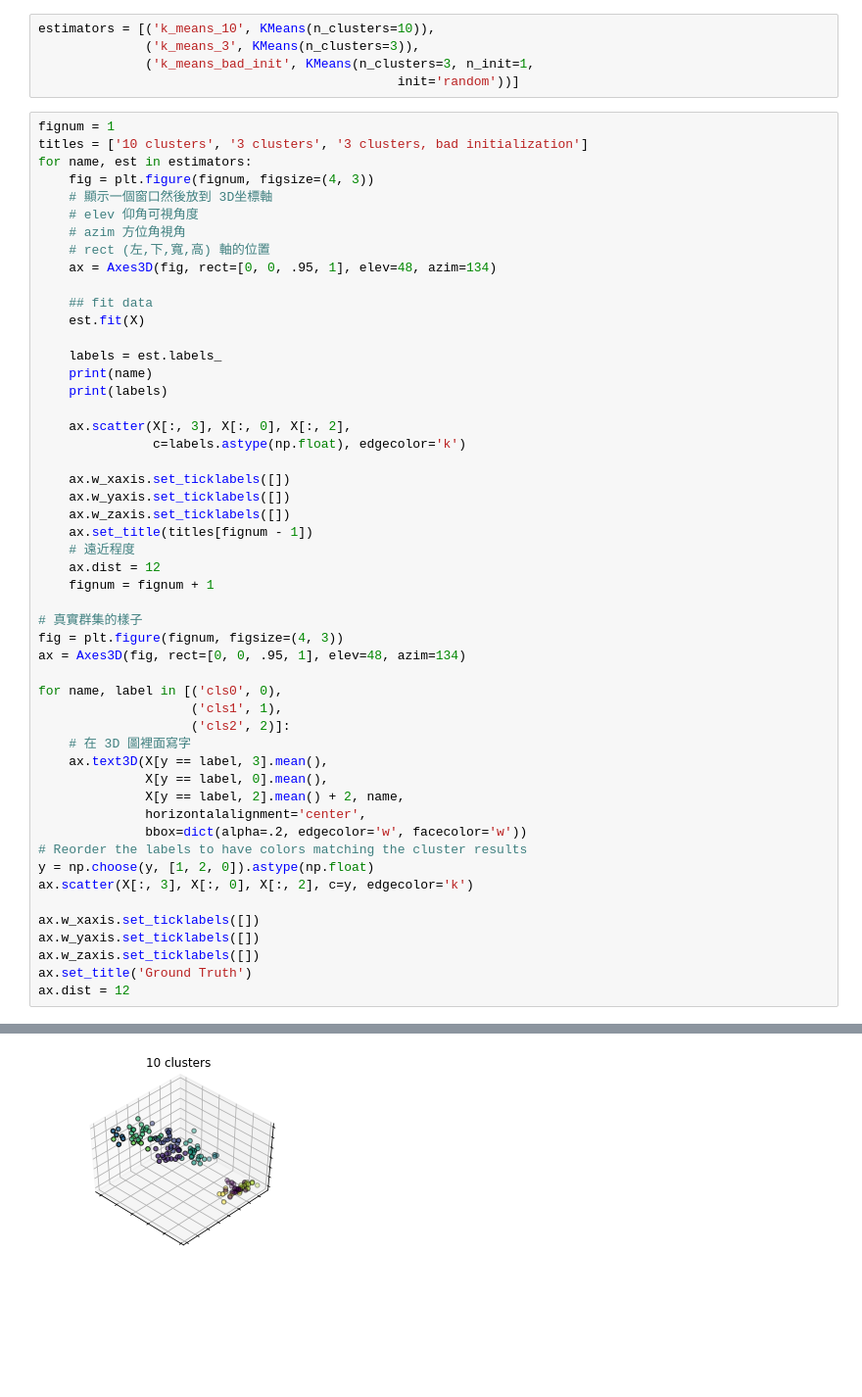
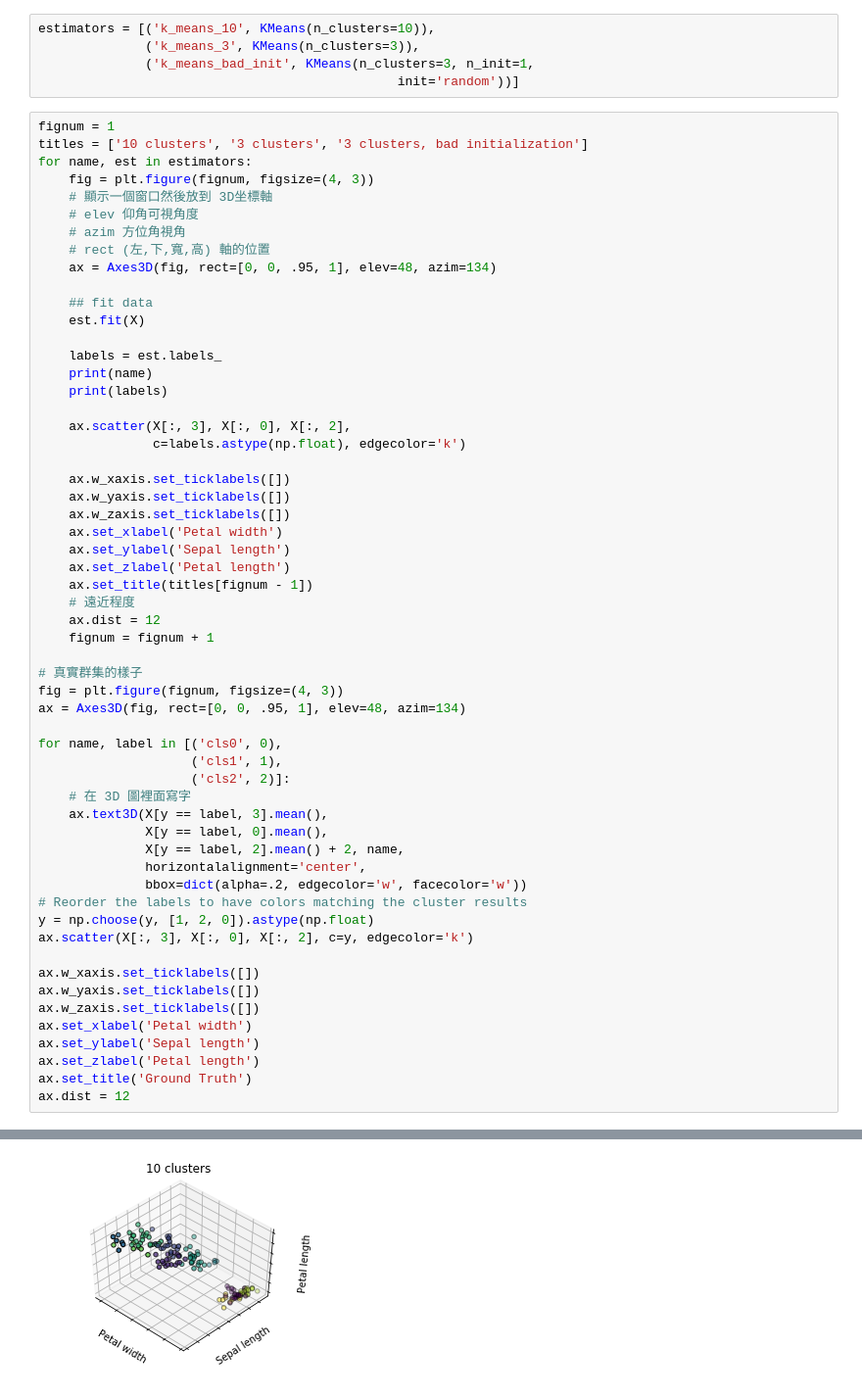
Before and after one commit to Hsuan206/2nd-ML100Days, a Jupyter notebook: homework/Day_055_HW.ipynb, the cells around one changed output, grey strips where cells are left out. Shown at 98% size. Saved outputs shown, nothing was run; the diff lists cells and outputs as text; blank space fills up the shorter version.

```diff
--- a/homework/Day_055_HW.ipynb
+++ b/homework/Day_055_HW.ipynb
@@ -63,6 +63,9 @@ for name, est in estimators:
     ax.w_xaxis.set_ticklabels([])
     ax.w_yaxis.set_ticklabels([])
     ax.w_zaxis.set_ticklabels([])
+    ax.set_xlabel('Petal width')
+    ax.set_ylabel('Sepal length')
+    ax.set_zlabel('Petal length')
     ax.set_title(titles[fignum - 1])
     # 遠近程度
     ax.dist = 12
@@ -82,31 +85,34 @@ for name, label in [('cls0', 0),
               horizontalalignment='center',
               bbox=dict(alpha=.2, edgecolor='w', facecolor='w'))
 # Reorder the labels to have colors matching the cluster results
 y = np.choose(y, [1, 2, 0]).astype(np.float)
 ax.scatter(X[:, 3], X[:, 0], X[:, 2], c=y, edgecolor='k')
 
 ax.w_xaxis.set_ticklabels([])
 ax.w_yaxis.set_ticklabels([])
 ax.w_zaxis.set_ticklabels([])
+ax.set_xlabel('Petal width')
+ax.set_ylabel('Sepal length')
+ax.set_zlabel('Petal length')
 ax.set_title('Ground Truth')
 ax.dist = 12
 # %% [output]
 k_means_10
 [0 8 8 8 0 9 8 0 8 8 9 0 8 8 9 9 9 0 9 0 0 0 8 0 0 8 0 0 0 8 8 0 9 9 8 8 0
  0 8 0 0 8 8 0 0 8 0 8 0 0 1 1 1 5 1 5 1 4 1 5 4 5 5 1 5 1 5 5 2 5 2 5 2 1
  1 1 1 1 1 5 5 5 5 2 5 1 1 1 5 5 5 1 5 4 5 5 5 1 4 5 6 2 7 6 6 3 5 7 6 3 6
  2 6 2 2 6 6 3 3 2 6 2 3 2 6 7 2 2 6 7 7 3 6 2 2 7 6 6 2 6 6 6 2 6 6 6 2 6
  6 2]
 k_means_3
 [1 1 1 1 1 1 1 1 1 1 1 1 1 1 1 1 1 1 1 1 1 1 1 1 1 1 1 1 1 1 1 1 1 1 1 1 1
  1 1 1 1 1 1 1 1 1 1 1 1 1 0 0 2 0 0 0 0 0 0 0 0 0 0 0 0 0 0 0 0 0 0 0 0 0
  0 0 0 2 0 0 0 0 0 0 0 0 0 0 0 0 0 0 0 0 0 0 0 0 0 0 2 0 2 2 2 2 0 2 2 2 2
  2 2 0 0 2 2 2 2 0 2 0 2 0 2 2 0 0 2 2 2 2 2 0 2 2 2 2 0 2 2 2 0 2 2 2 0 2
  2 0]
 k_means_bad_init
 [2 2 2 2 2 2 2 2 2 2 2 2 2 2 2 2 2 2 2 2 2 2 2 2 2 2 2 2 2 2 2 2 2 2 2 2 2
  2 2 2 2 2 2 2 2 2 2 2 2 2 1 0 1 0 0 0 0 0 0 0 0 0 0 0 0 0 0 0 0 0 0 0 0 0
  0 0 0 1 0 0 0 0 0 0 0 0 0 0 0 0 0 0 0 0 0 0 0 0 0 0 1 0 1 1 1 1 0 1 1 1 1
  1 1 0 0 1 1 1 1 0 1 0 1 0 1 1 0 0 1 1 1 1 1 0 1 1 1 1 0 1 1 1 0 1 1 1 0 1
  1 0]
-[figure, old version]
+[figure, new version]
```
Also changed, not shown: parts of 1 cell of this notebook, 1 other file.
